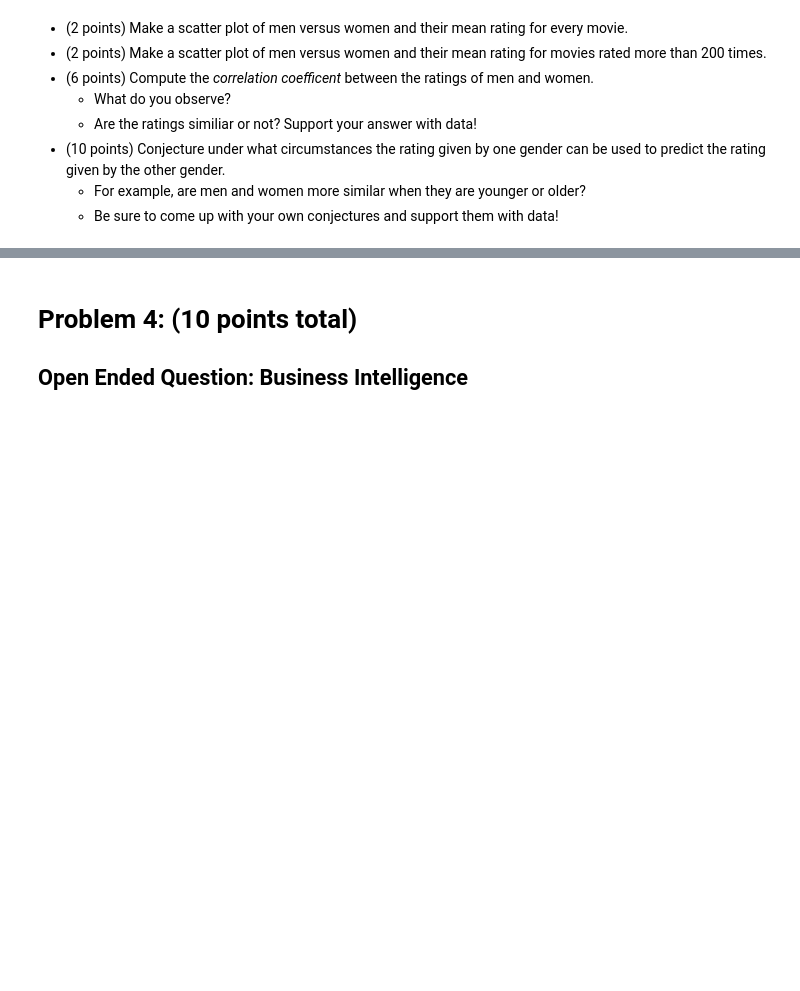
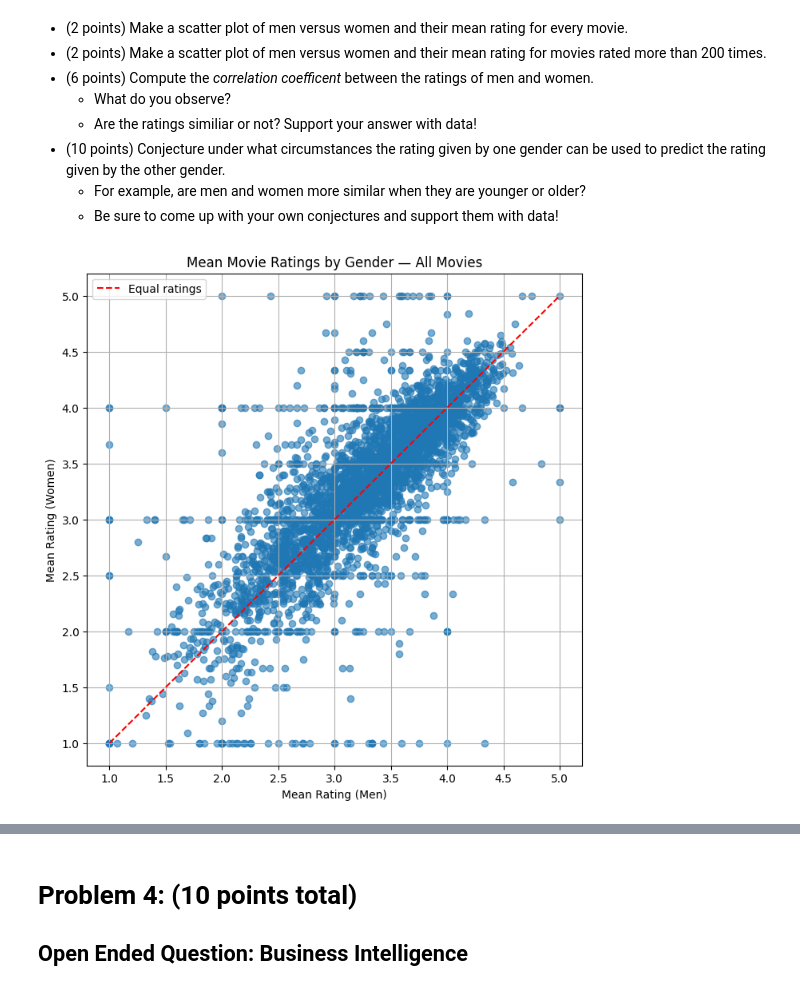
Before and after one commit to SpencerDill232/Case_Study_3, a Jupyter notebook: Case_Study_3.ipynb, the cells around one changed output, grey strips where cells are left out. Drawn from its saved outputs; the diff is of its cells as text; code cells hidden in the pictures; blank space fills up the shorter version.

```diff
--- a/Case_Study_3.ipynb
+++ b/Case_Study_3.ipynb
@@ -337,0 +352,44 @@ Let look more closely at the relationship between the pieces of data we have.
+# %%
+#Spencer
+#-------------------------------
+# Your code goes here.
+# Add as many cells as you need
+#-------------------------------
+import matplotlib.pyplot as plt
+
+# Load the merged data you saved earlier
+df = pd.read_hdf("movielens_1m_clean.h5", key="ratings_merged")
+
+# Quick check
+df.head()
+
+# Strip whitespace and standardize gender values
+df['gender'] = df['gender'].str.strip().str.upper()
+df = df[df['gender'].isin(['F','M'])]  # Keep only F and M
+
+mean_ratings = (
+    df.groupby(["movie_id", "gender"], observed=True)["rating"]
+      .mean()
+      .unstack("gender")
+)
+
+# Keep only movies rated by both genders
+mean_ratings = mean_ratings.dropna(subset=["F", "M"])
+
+# Join movie titles
+movies_titles = df[["movie_id", "title"]].drop_duplicates().set_index("movie_id")
+mean_ratings = mean_ratings.join(movies_titles)
+
+import matplotlib.pyplot as plt
+
+plt.figure(figsize=(8,8))
+plt.scatter(mean_ratings["M"], mean_ratings["F"], alpha=0.6)
+plt.plot([1,5],[1,5],'r--', label='Equal ratings')
+plt.xlabel("Mean Rating (Men)")
+plt.ylabel("Mean Rating (Women)")
+plt.title("Mean Movie Ratings by Gender — All Movies")
+plt.legend()
+plt.grid(True)
+plt.show()
+# %% [output]
+[figure, added]
```
Also changed, not shown: parts of 6 cells of this notebook.
